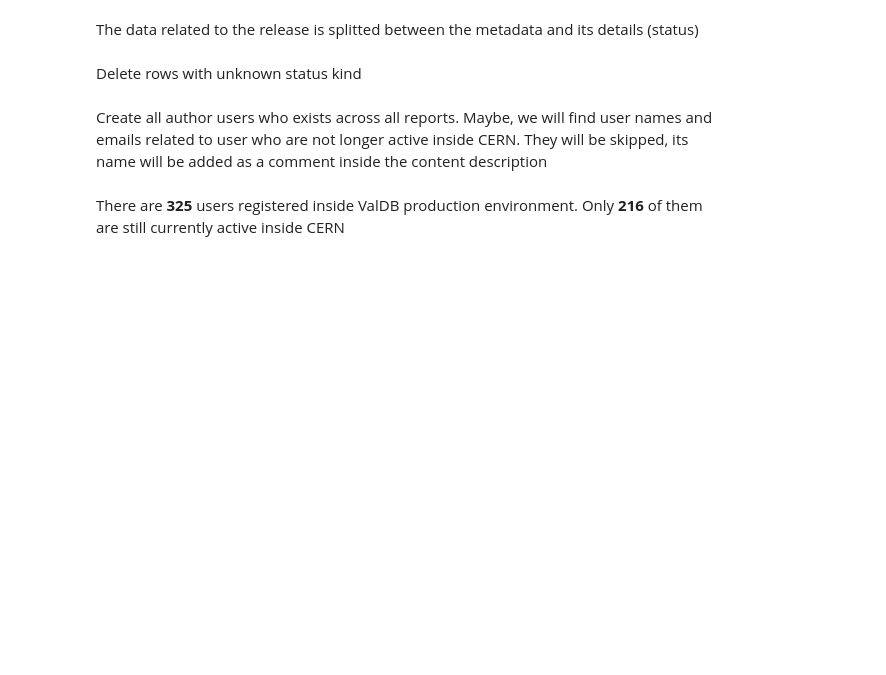
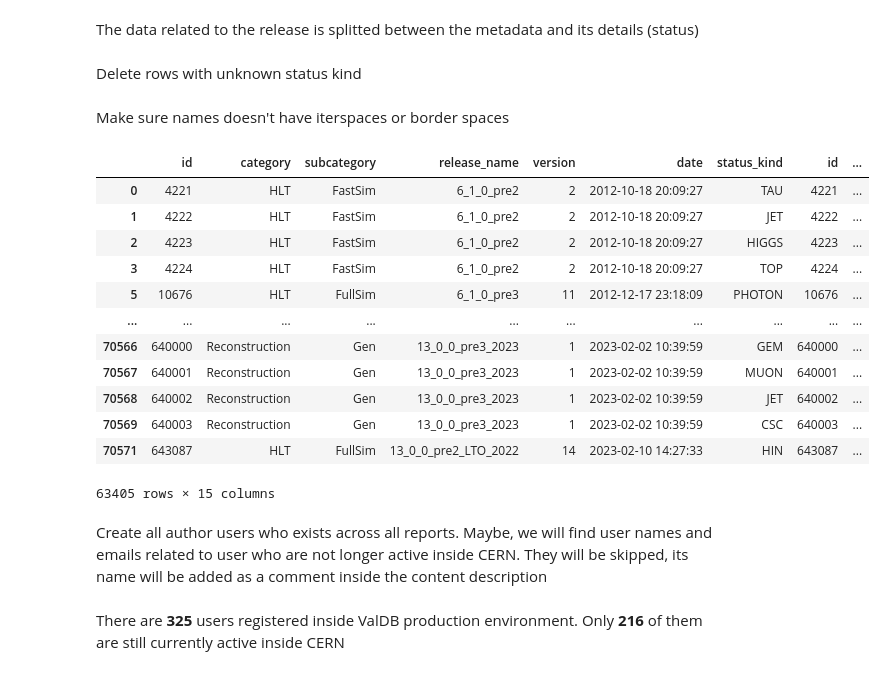
Before and after one commit to cms-PdmV/ValDB2, a Jupyter notebook: migration/migration.ipynb, the cells around one changed output. Saved outputs shown, nothing was run; the diff lists cells and outputs as text; code cells hidden in the pictures; blank space fills up the shorter version.

```diff
--- a/migration/migration.ipynb
+++ b/migration/migration.ipynb
@@ -26,0 +30,2 @@ To use **cx_Oracle connector**, it is required to install some libraries inside
+# %%
+SPACE = " "
@@ -27,3 +34,5 @@ To use **cx_Oracle connector**, it is required to install some libraries inside
+# %%
+clean_spaces = lambda content: SPACE.join([c.strip() for c in content.strip().split(SPACE)])
 # %% [markdown]
 Custom JSON parser
 # %%
@@ -450,6 +479,26 @@ Delete rows with unknown status kind
 # %%
 releases_data["status_kind"] = releases_data["status_kind"].str.upper()
 releases_data = releases_data[releases_data["status_kind"].isin(GROUPS_TOKENS.keys())]
+# %% [markdown]
+Make sure names doesn't have iterspaces or border spaces
+# %%
+releases_data["user_name"] = releases_data["user_name"].apply(lambda name: clean_spaces(name))
+# %%
+releases_data
+# %% [output]
+|  | id | category | subcategory | release_name | version | date | status_kind | id | ... |
+| 0 | 4221 | HLT | FastSim | 6_1_0_pre2 | 2 | 2012-10-18 20:09:27 | TAU | 4221 | ... |
+| 1 | 4222 | HLT | FastSim | 6_1_0_pre2 | 2 | 2012-10-18 20:09:27 | JET | 4222 | ... |
+| 2 | 4223 | HLT | FastSim | 6_1_0_pre2 | 2 | 2012-10-18 20:09:27 | HIGGS | 4223 | ... |
+| 3 | 4224 | HLT | FastSim | 6_1_0_pre2 | 2 | 2012-10-18 20:09:27 | TOP | 4224 | ... |
+| 5 | 10676 | HLT | FullSim | 6_1_0_pre3 | 11 | 2012-12-17 23:18:09 | PHOTON | 10676 | ... |
+| ... | ... | ... | ... | ... | ... | ... | ... | ... | ... |
+| 70566 | 640000 | Reconstruction | Gen | 13_0_0_pre3_2023 | 1 | 2023-02-02 10:39:59 | GEM | 640000 | ... |
+| 70567 | 640001 | Reconstruction | Gen | 13_0_0_pre3_2023 | 1 | 2023-02-02 10:39:59 | MUON | 640001 | ... |
+| 70568 | 640002 | Reconstruction | Gen | 13_0_0_pre3_2023 | 1 | 2023-02-02 10:39:59 | JET | 640002 | ... |
+| 70569 | 640003 | Reconstruction | Gen | 13_0_0_pre3_2023 | 1 | 2023-02-02 10:39:59 | CSC | 640003 | ... |
+| 70571 | 643087 | HLT | FullSim | 13_0_0_pre2_LTO_2022 | 14 | 2023-02-10 14:27:33 | HIN | 643087 | ... |
+63405 rows × 15 columns
 # %% [markdown]
 Create all author users who exists across all reports. Maybe, we will find user names and emails related to user who are not longer active inside CERN.
 They will be skipped, its name will be added as a comment inside the content description
```
Also changed, not shown: parts of 13 cells of this notebook.
